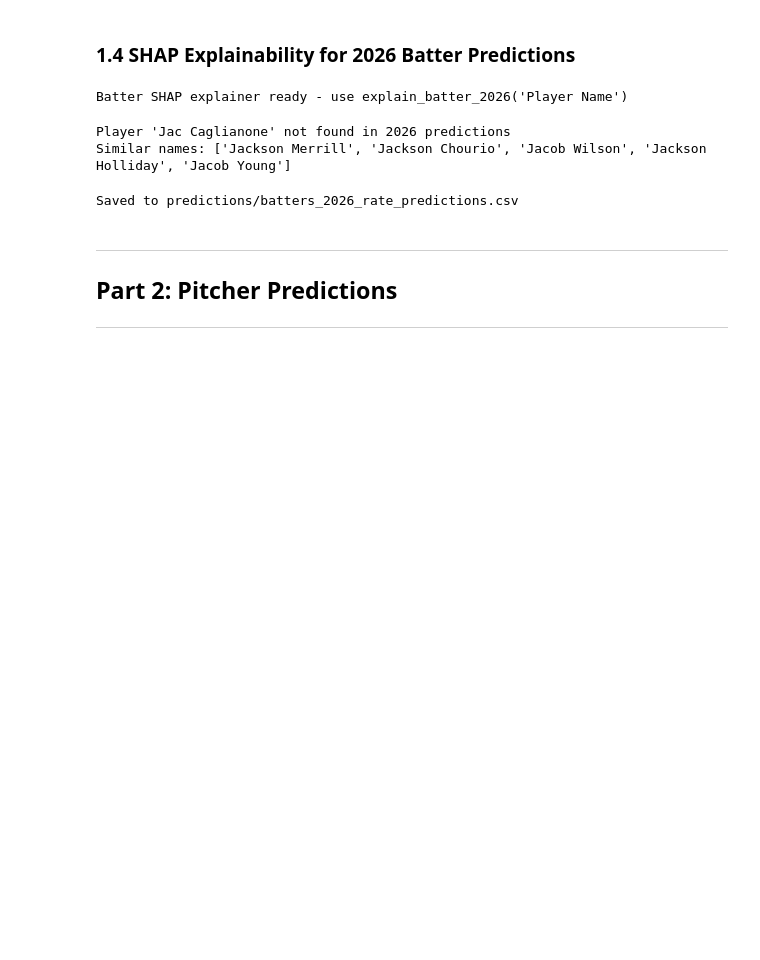
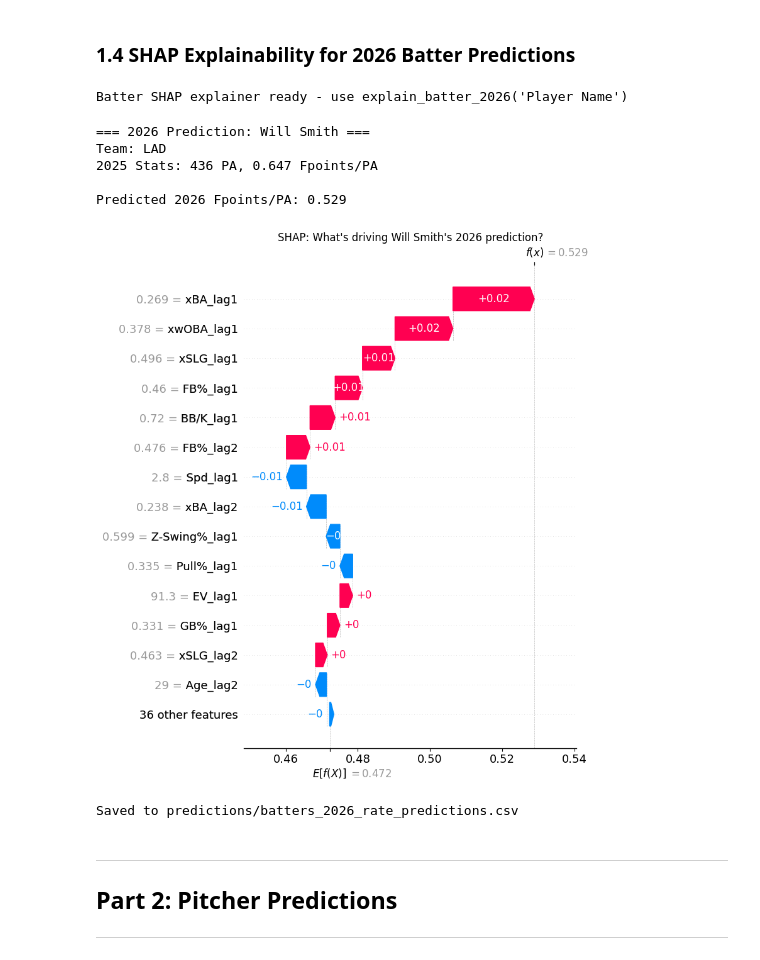
Before and after one commit to mcgillies/mlb-fantasy-2026, a Jupyter notebook: notebooks/05_2026_predictions.ipynb, the cells around one changed output. Saved outputs shown, nothing was run; the diff lists cells and outputs as text; code cells hidden in the pictures; blank space fills up the shorter version.

```diff
--- a/notebooks/05_2026_predictions.ipynb
+++ b/notebooks/05_2026_predictions.ipynb
@@ -247,10 +247,14 @@ print("Batter SHAP explainer ready - use explain_batter_2026('Player Name')")
 Batter SHAP explainer ready - use explain_batter_2026('Player Name')
 # %%
 # Example: explain a batter's 2026 prediction
-explain_batter_2026("Jac Caglianone")
+explain_batter_2026("Will Smith")
 # %% [output]
-Player 'Jac Caglianone' not found in 2026 predictions
-Similar names: ['Jackson Merrill', 'Jackson Chourio', 'Jacob Wilson', 'Jackson Holliday', 'Jacob Young']
+=== 2026 Prediction: Will Smith ===
+Team: LAD
+2025 Stats: 436 PA, 0.647 Fpoints/PA
+
+Predicted 2026 Fpoints/PA: 0.529
+[figure, added]
 # %%
 # Save rate predictions
 os.makedirs('predictions', exist_ok=True)
```
Also changed, not shown: parts of 35 cells of this notebook, 1 other file.
